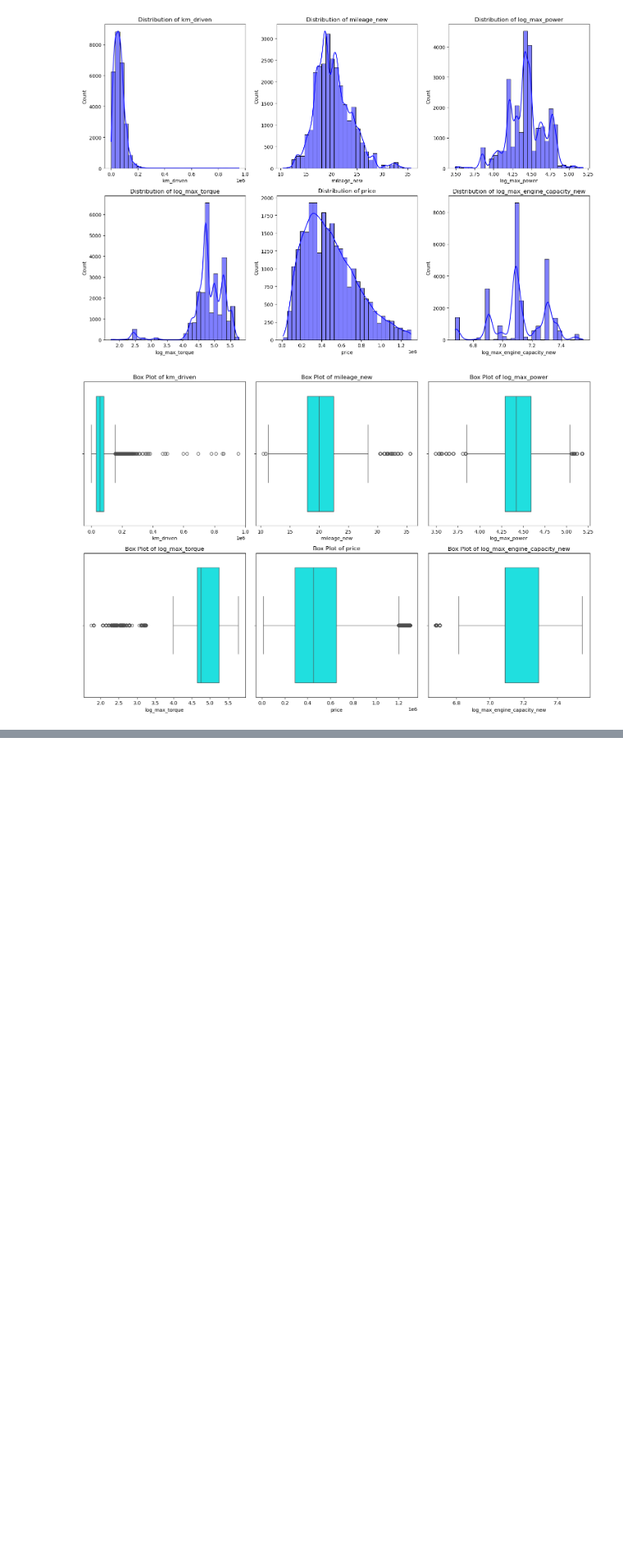
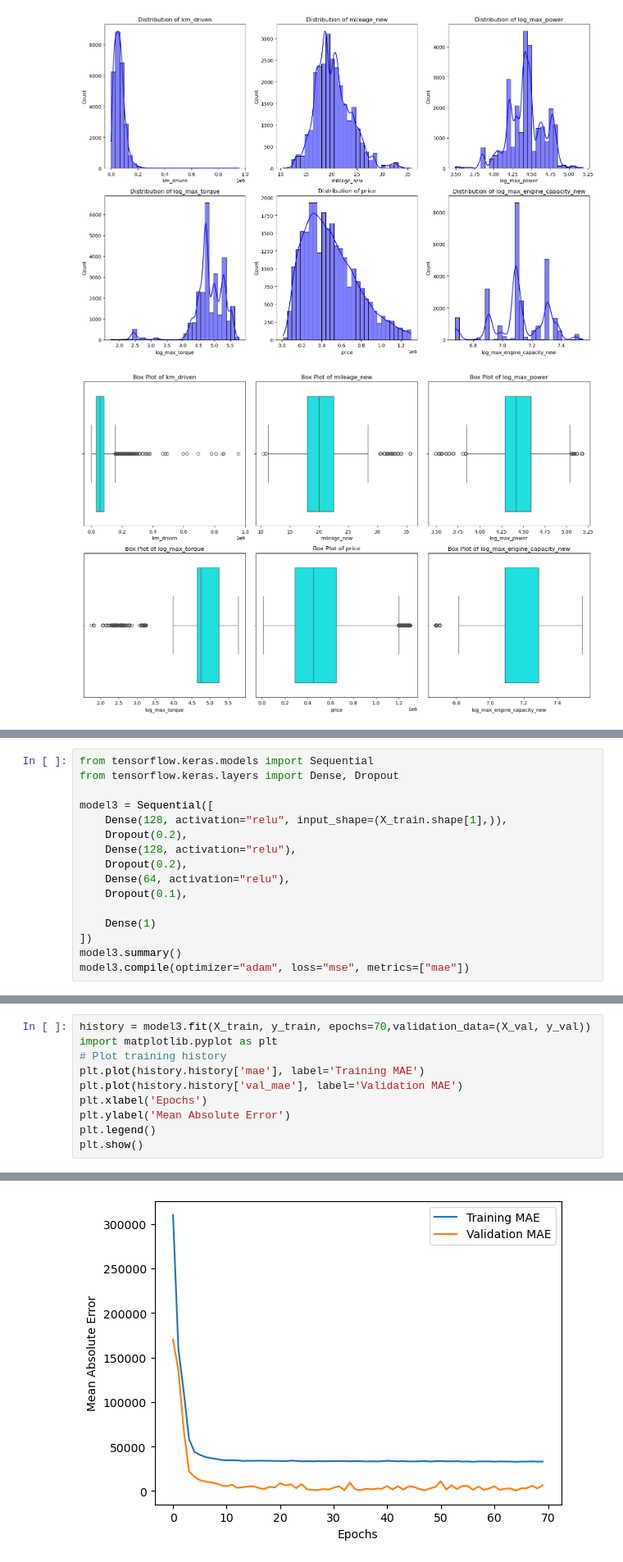
Before and after one commit to kaz4n/DataAi, a Jupyter notebook: deepSeekSolution2.ipynb, the cells around one changed output, grey strips where cells are left out. Shown at 82% size. Saved outputs shown, nothing was run; the diff lists cells and outputs as text; blank space fills up the shorter version.

```diff
--- a/deepSeekSolution2.ipynb
+++ b/deepSeekSolution2.ipynb
@@ -281,0 +338,16 @@ plt.show()
+# %%
+from tensorflow.keras.models import Sequential
+from tensorflow.keras.layers import Dense, Dropout
+
+model3 = Sequential([
+    Dense(128, activation="relu", input_shape=(X_train.shape[1],)),
+    Dropout(0.2),
+    Dense(128, activation="relu"),
+    Dropout(0.2),
+    Dense(64, activation="relu"),
+    Dropout(0.1),
+
+    Dense(1)
+])
+model3.summary()
+model3.compile(optimizer="adam", loss="mse", metrics=["mae"])
@@ -281,0 +376,11 @@ plt.show()
+# %%
+history = model3.fit(X_train, y_train, epochs=70,validation_data=(X_val, y_val))
+import matplotlib.pyplot as plt
+# Plot training history
+plt.plot(history.history['mae'], label='Training MAE')
+plt.plot(history.history['val_mae'], label='Validation MAE')
+plt.xlabel('Epochs')
+plt.ylabel('Mean Absolute Error')
+plt.legend()
+plt.show()
+# %% [output]
@@ -281,0 +404 @@ plt.show()
+[figure, added]
```
Also changed, not shown: parts of 21 cells of this notebook.
